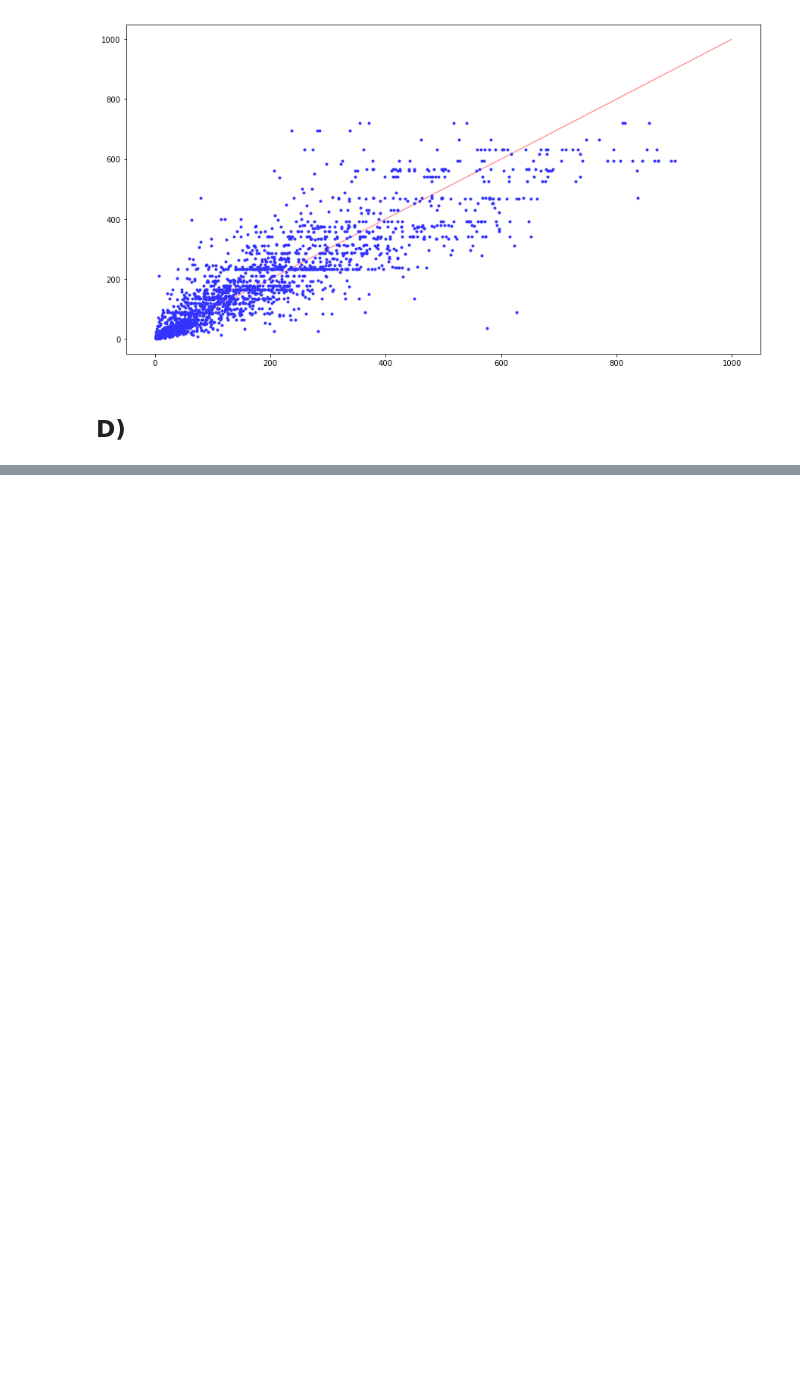
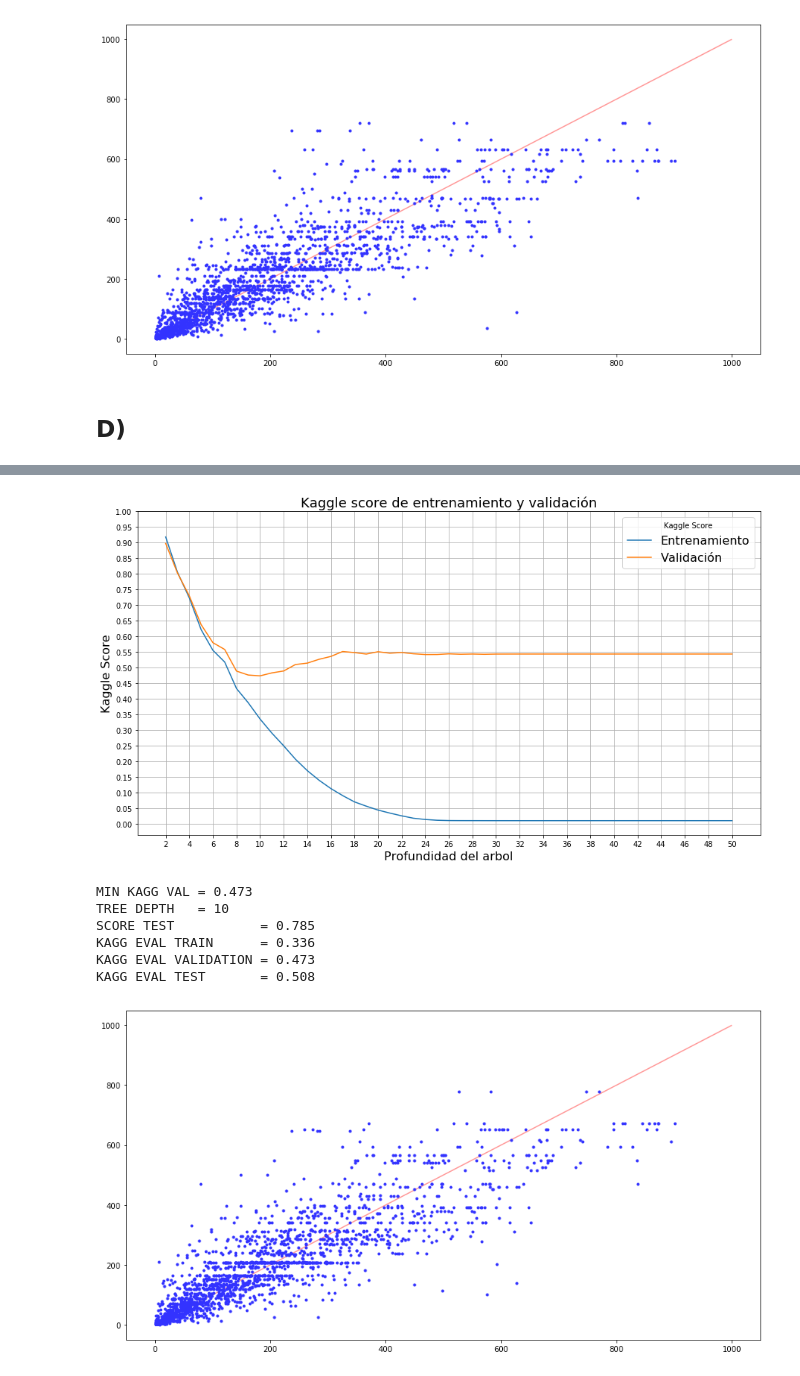
Before and after one commit to JavierL1/Tarea3-INF393, a Jupyter notebook: Untitled.ipynb, the cells around one changed output, grey strips where cells are left out. Saved outputs shown, nothing was run; the diff lists cells and outputs as text; code cells hidden in the pictures; blank space fills up the shorter version.

```diff
--- a/Untitled.ipynb
+++ b/Untitled.ipynb
@@ -627,2 +634,23 @@ KAGG EVAL VALIDATION = 0.468
 KAGG EVAL TEST       = 0.505
 [figure]
+# %%
+scalerX = StandardScaler()
+X_train = scalerX.fit_transform(X_train)
+X_val = scalerX.fit_transform(X_val)
+X_test = scalerX.transform(X_test)
+
+opt_depth = opt_tree_depth(X_train, Y_train, X_val, Y_val)
+
+model = Tree(random_state=0, max_depth=opt_depth)
+model.fit(X_train,Y_train)
+
+model_score_and_plot(model, X_train, Y_train, X_val, Y_val, X_test, Y_test)
+# %% [output]
+[figure, added]
+MIN KAGG VAL = 0.473
+TREE DEPTH   = 10
+SCORE TEST           = 0.785
+KAGG EVAL TRAIN      = 0.336
+KAGG EVAL VALIDATION = 0.473
+KAGG EVAL TEST       = 0.508
+[figure, added]
```
Also changed, not shown: parts of 17 cells of this notebook.
